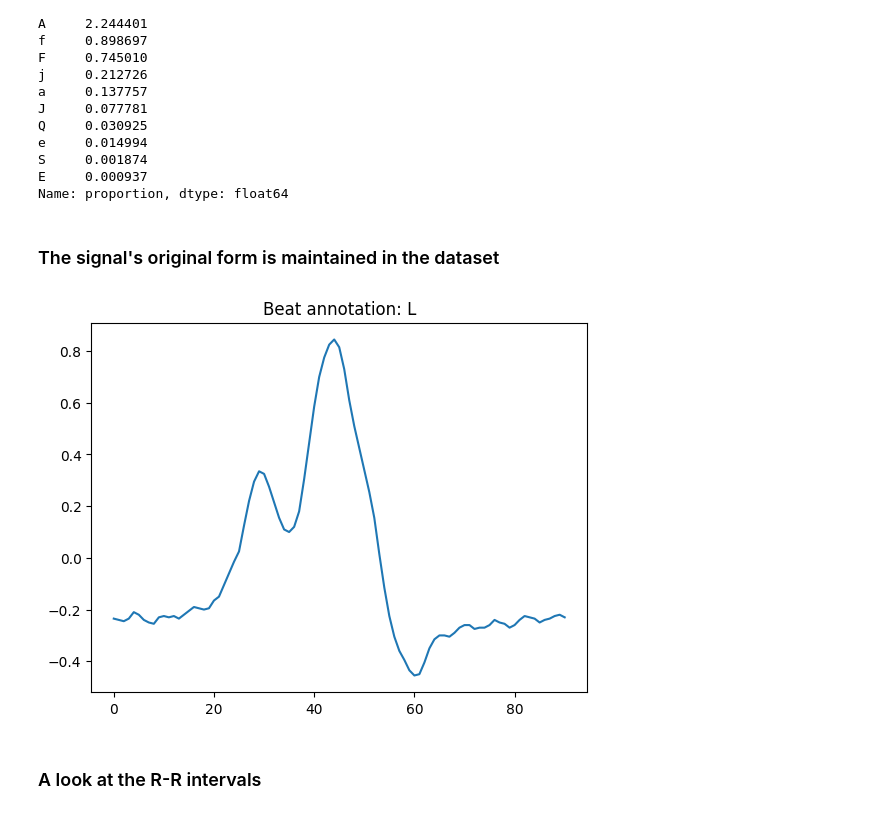
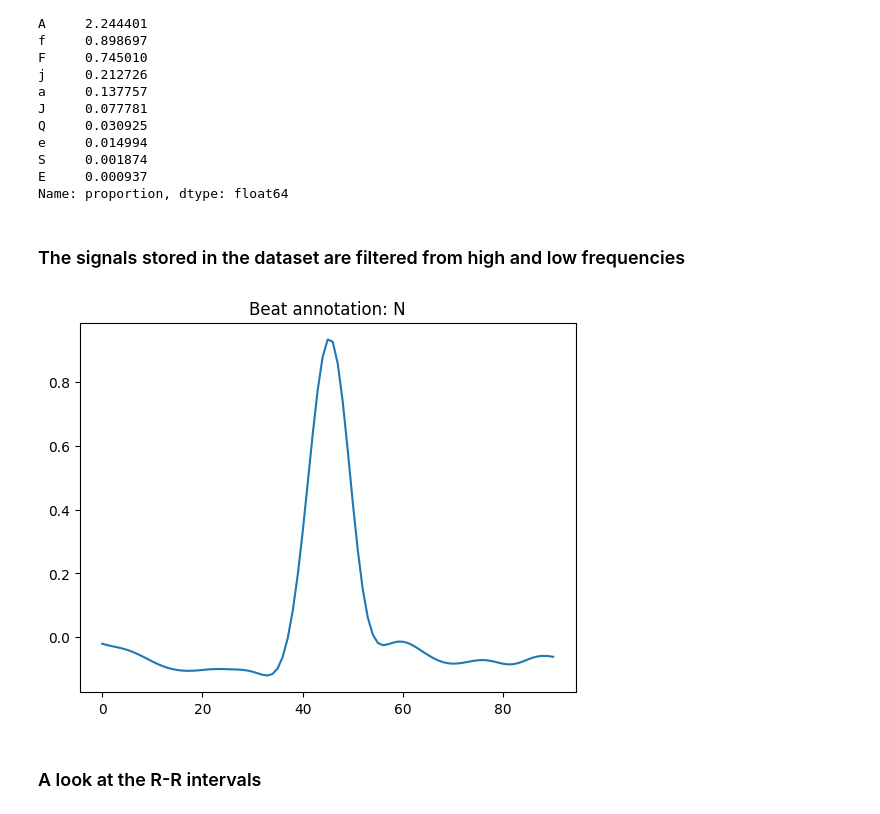
Before and after one commit to Tr0ph1c/ECG-Classifier, a Jupyter notebook: testing/dataset analysis.ipynb, the cells around one changed output. Drawn from its saved outputs; the diff is of its cells as text; code cells hidden in the pictures.

Commit message:
filtered the full signal before beat segmentation

```diff
--- a/testing/dataset analysis.ipynb
+++ b/testing/dataset analysis.ipynb
@@ -43,17 +43,17 @@ S     0.001874
 E     0.000937
 Name: proportion, dtype: float64
 # %% [markdown]
-### The signal's original form is maintained in the dataset
+### The signals stored in the dataset are filtered from high and low frequencies
 # %%
-sample_row = data.iloc[3002].to_list()
+sample_row = data.iloc[500].to_list()
 sample_beat = sample_row[:-2] # Last 2 elements are the R-R interval and label respectively
 beat_annotation = sample_row[-1]
 
 plt.title(f'Beat annotation: {beat_annotation}')
 plt.plot(sample_beat)
 plt.show()
 # %% [output]
-[figure, old version]
+[figure, new version]
 # %% [markdown]
 ### A look at the R-R intervals
 # %%
```
Also changed, not shown: parts of 1 cell of this notebook, 1 other file.
